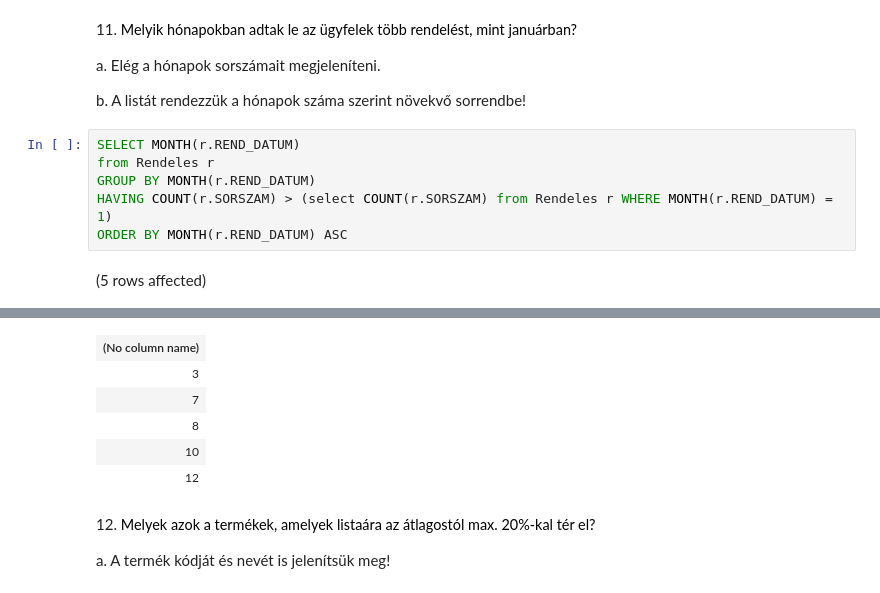
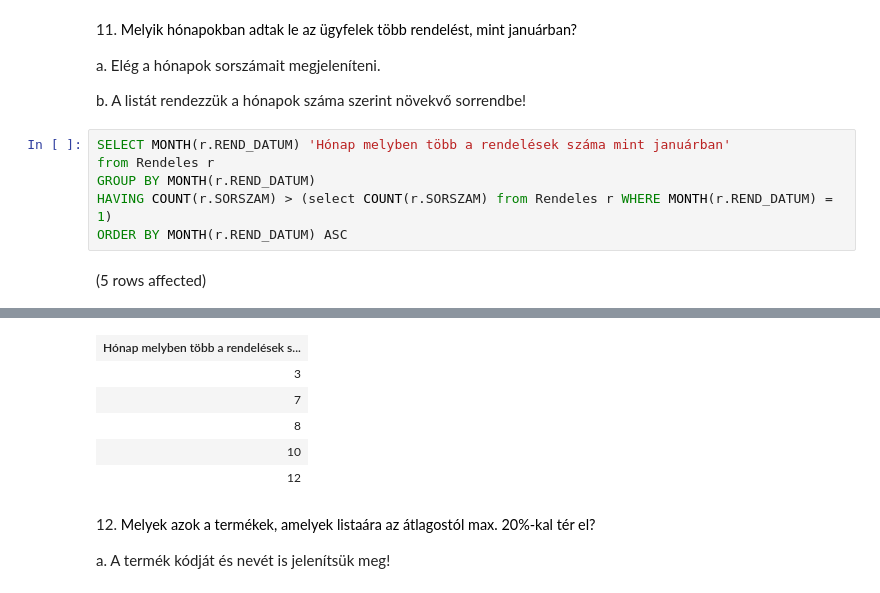
Before and after one commit to meglehetosen/sql1, a Jupyter notebook: gyakorlat06_feladatok.ipynb, the cells around one changed output, grey strips where cells are left out. Saved outputs shown, nothing was run; the diff lists cells and outputs as text.

```diff
--- a/gyakorlat06_feladatok.ipynb
+++ b/gyakorlat06_feladatok.ipynb
@@ -279,7 +279,7 @@ a. Elég a hónapok sorszámait megjeleníteni.
 
 b. A listát rendezzük a hónapok száma szerint növekvő sorrendbe!
 # %%
-SELECT MONTH(r.REND_DATUM)
+SELECT MONTH(r.REND_DATUM) 'Hónap melyben több a rendelések száma mint januárban'
 from Rendeles r
 GROUP BY MONTH(r.REND_DATUM)
 HAVING COUNT(r.SORSZAM) > (select COUNT(r.SORSZAM) from Rendeles r WHERE MONTH(r.REND_DATUM) = 1)
@@ -290,4 +290,4 @@ Total execution time: 00:00:00.033
-| (No column name) |
+| Hónap melyben több a rendelések s... |
 | 3 |
 | 7 |
 | 8 |
```
Also changed, not shown: parts of 5 cells of this notebook.
